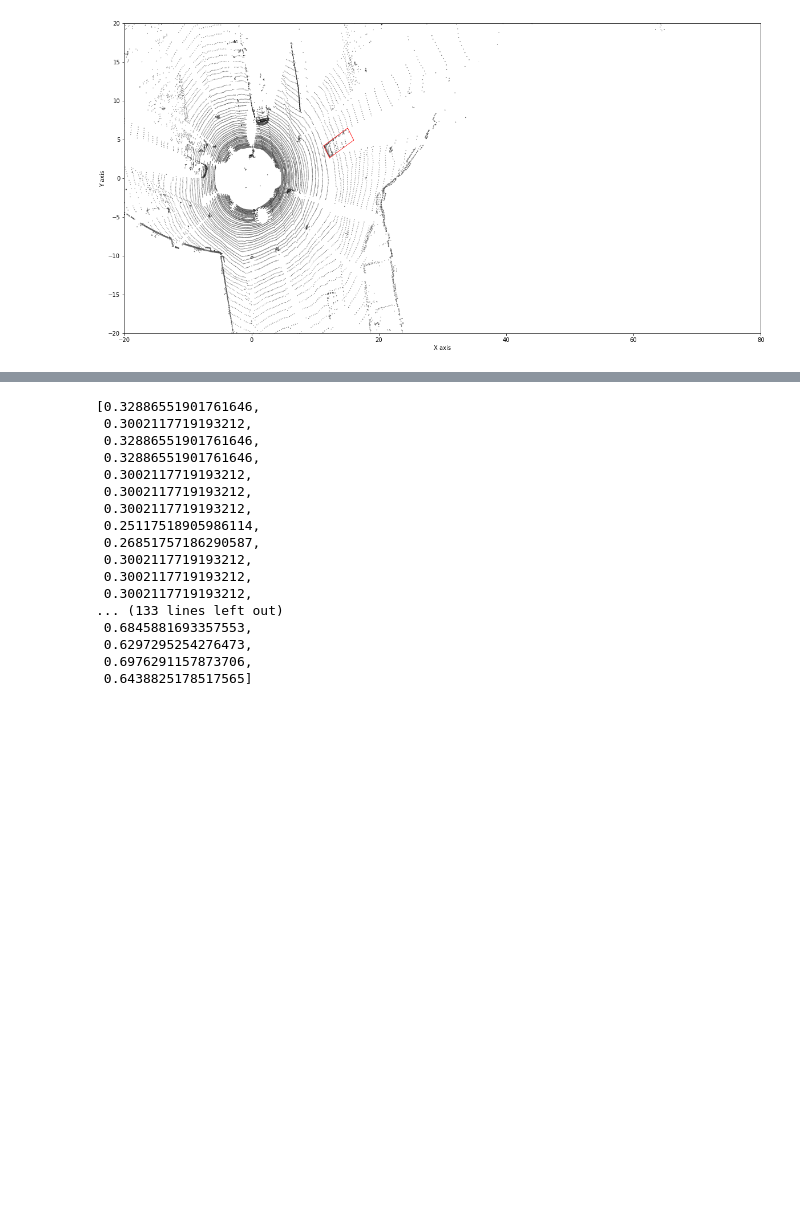
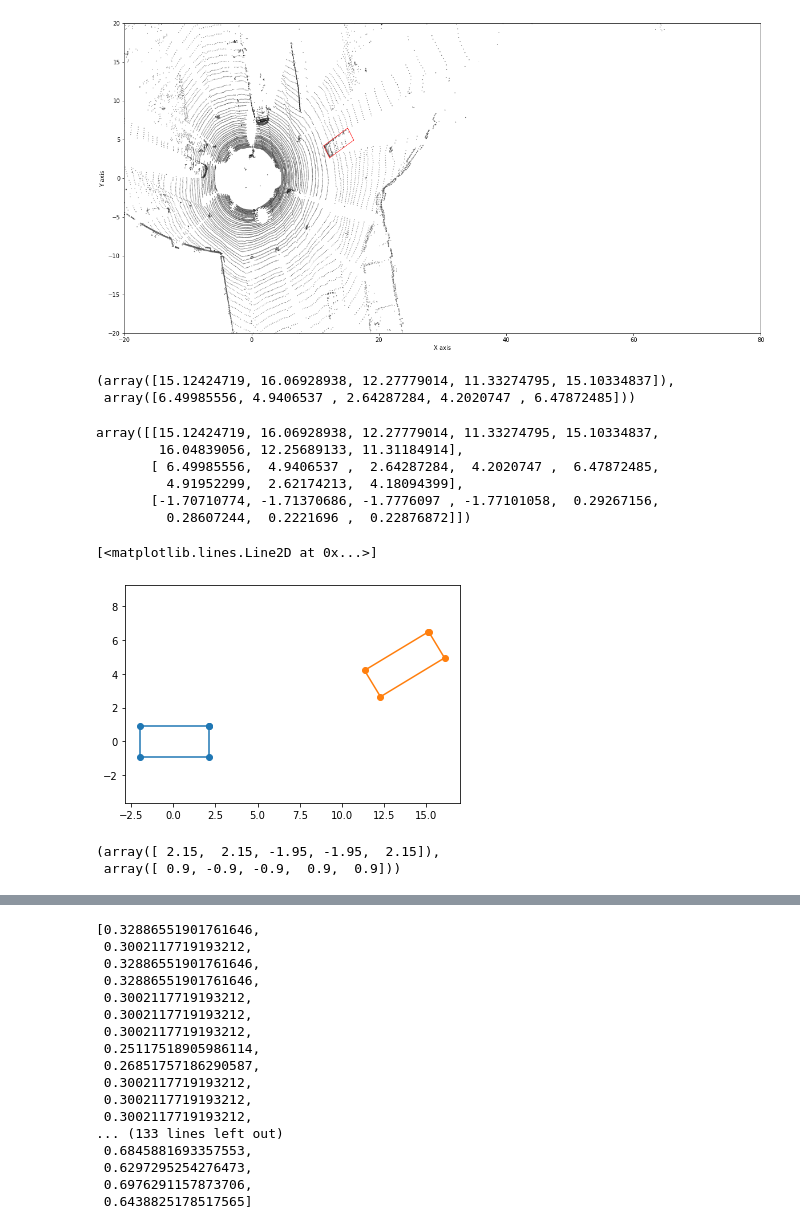
Before and after one commit to leonlee723/chauffeur, a Jupyter notebook: src/sensor_hub/ipynb/plot3d.ipynb, the cells around one changed output, grey strips where cells are left out. Drawn from its saved outputs; the diff is of its cells as text; code cells hidden in the pictures; blank space fills up the shorter version.

```diff
--- a/src/sensor_hub/ipynb/plot3d.ipynb
+++ b/src/sensor_hub/ipynb/plot3d.ipynb
@@ -139,3 +139,31 @@ draw_point_cloud(ax, points[::5], axes=[0,1])
 draw_box(ax, corners_3d_velo, axes=[0,1], color='r')
 # %% [output]
 [figure]
+# %%
+corners_3d_velo[0, :5], corners_3d_velo[1, :5]
+# %% [output]
+(array([15.12424719, 16.06928938, 12.27779014, 11.33274795, 15.10334837]),
+ array([6.49985556, 4.9406537 , 2.64287284, 4.2020747 , 6.47872485]))
+# %%
+corners_3d_velo
+# %% [output]
+array([[15.12424719, 16.06928938, 12.27779014, 11.33274795, 15.10334837,
+        16.04839056, 12.25689133, 11.31184914],
+       [ 6.49985556,  4.9406537 ,  2.64287284,  4.2020747 ,  6.47872485,
+         4.91952299,  2.62174213,  4.18094399],
+       [-1.70710774, -1.71370686, -1.7776097 , -1.77101058,  0.29267156,
+         0.28607244,  0.2221696 ,  0.22876872]])
+# %%
+ego_car = np.array([[2.15, 0.9, -1.73], [2.15, -0.9,-1.73], [-1.95, -0.9, -1.73], [-1.95, 0.9, -1.73],
+                    [2.15, 0.9, -0.23], [2.15, -0.9,-0.23], [-1.95, -0.9, -0.23], [-1.95, 0.9, -0.23]])
+plt.axes().set_aspect('equal','datalim')
+plt.plot(ego_car[:5,0], ego_car[:5,1], '-o')
+plt.plot(corners_3d_velo[0, :5], corners_3d_velo[1, :5], '-o')
+# %% [output]
+[<matplotlib.lines.Line2D at 0x...>]
+[figure, added]
+# %%
+ego_car[:5,0], ego_car[:5,1]
+# %% [output]
+(array([ 2.15,  2.15, -1.95, -1.95,  2.15]),
+ array([ 0.9, -0.9, -0.9,  0.9,  0.9]))
```
Also changed, not shown: parts of 4 cells of this notebook, 3 other files.
